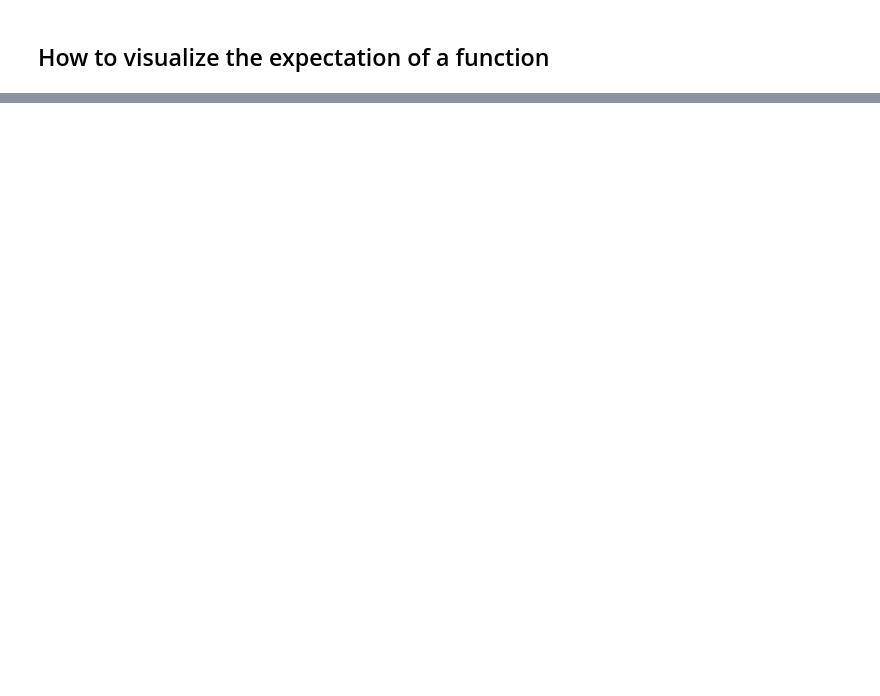
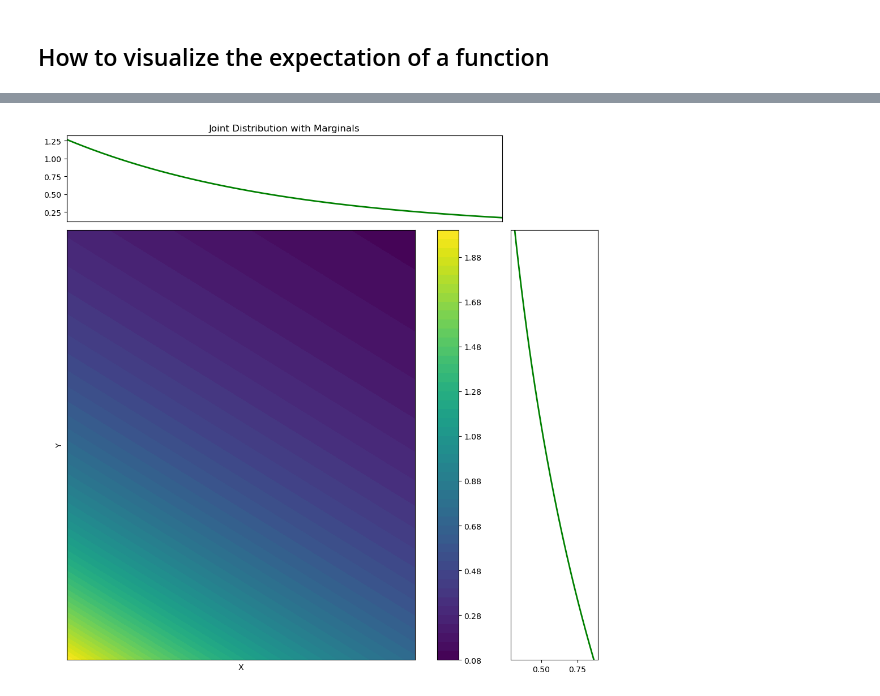
Before and after one commit to tsubora/bayes, a Jupyter notebook: _sources/python_codes.ipynb, the cells around one changed output, grey strips where cells are left out. Drawn from its saved outputs; the diff is of its cells as text; code cells hidden in the pictures; blank space fills up the shorter version.

```diff
--- a/_sources/python_codes.ipynb
+++ b/_sources/python_codes.ipynb
@@ -84,0 +104,43 @@ plt.show()
+# %%
+import matplotlib.gridspec as gridspec
+
+def joint_distribution(x, y):
+    return 2 * np.exp(-x) * np.exp(-2 * y)
+
+x = np.linspace(0, 1, 400)
+y = np.linspace(0, 1, 400)
+X, Y = np.meshgrid(x, y)
+Z = joint_distribution(X, Y)
+# Marginal distribution of X (integrate out Y)
+marginal_x = np.trapz(Z, y, axis=1)
+
+# Marginal distribution of Y (integrate out X)
+marginal_y = np.trapz(Z, x, axis=0)
+# Set up the figure and gridspec
+fig = plt.figure(figsize=(10, 10))
+gs = gridspec.GridSpec(2, 2, width_ratios=[5, 1], height_ratios=[1, 5])
+ax_joint = fig.add_subplot(gs[1, 0])
+ax_marg_x = fig.add_subplot(gs[0, 0], sharex=ax_joint)
+ax_marg_y = fig.add_subplot(gs[1, 1], sharey=ax_joint)
+
+# Plot the joint distribution
+c = ax_joint.contourf(X, Y, Z, 50, cmap='viridis')
+fig.colorbar(c, ax=ax_joint)
+
+# Plot the marginals
+ax_marg_x.plot(x, marginal_x, 'g', lw=2)
+ax_marg_y.plot(marginal_y, y, 'g', lw=2)
+
+# Remove ticks from the marginals
+ax_marg_x.set_xticks([])
+ax_marg_y.set_yticks([])
+
+# Set labels
+ax_joint.set_xlabel('X')
+ax_joint.set_ylabel('Y')
+ax_marg_x.set_title('Joint Distribution with Marginals')
+
+plt.tight_layout()
+plt.show()
+# %% [output]
+[figure, added]
```
Also changed, not shown: parts of 8 cells of this notebook, 18 other files.
